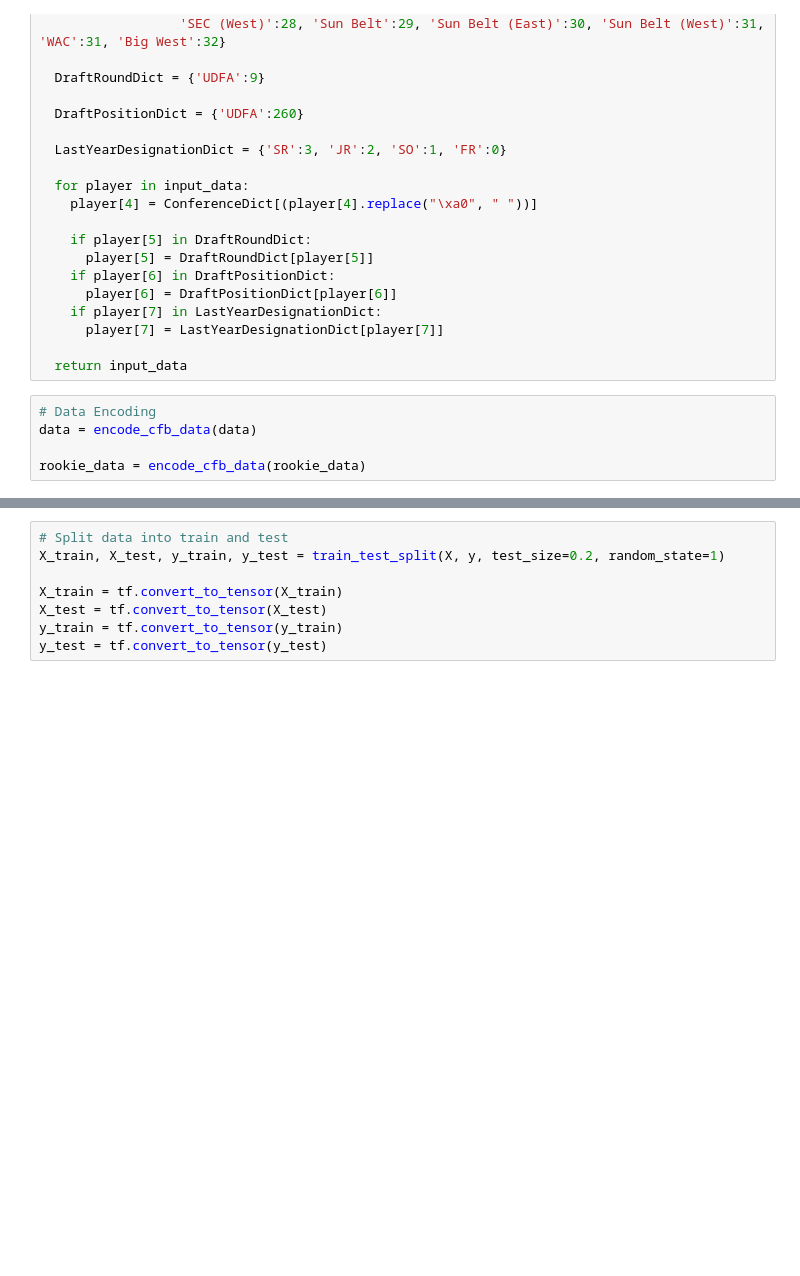
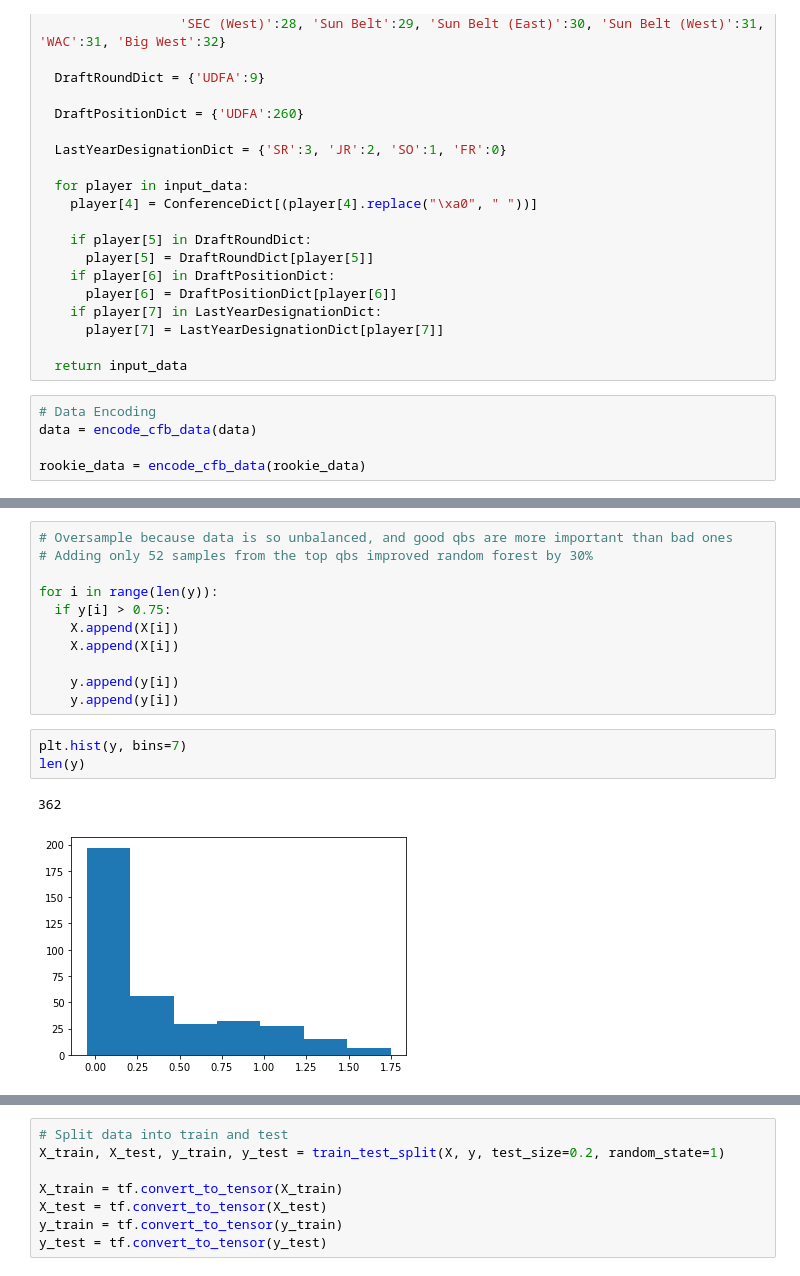
Before and after one commit to coganllark/FantasyProjects, a Jupyter notebook: College_To_NFL_Trends_QB_Edition.ipynb, the cells around one changed output, grey strips where cells are left out. Cells and saved outputs as stored; diff of their text form; blank space fills up the shorter version.

```diff
--- a/College_To_NFL_Trends_QB_Edition.ipynb
+++ b/College_To_NFL_Trends_QB_Edition.ipynb
@@ -169,0 +168,17 @@ X_rookie = np.array(X_rookie).astype(float)
+# %%
+# Oversample because data is so unbalanced, and good qbs are more important than bad ones
+# Adding only 52 samples from the top qbs improved random forest by 30%
+
+for i in range(len(y)):
+  if y[i] > 0.75:
+    X.append(X[i])
+    X.append(X[i])
+
+    y.append(y[i])
+    y.append(y[i])
+# %%
+plt.hist(y, bins=7)
+len(y)
+# %% [output]
+362
+[figure, added]
```
Also changed, not shown: parts of 25 cells of this notebook.
